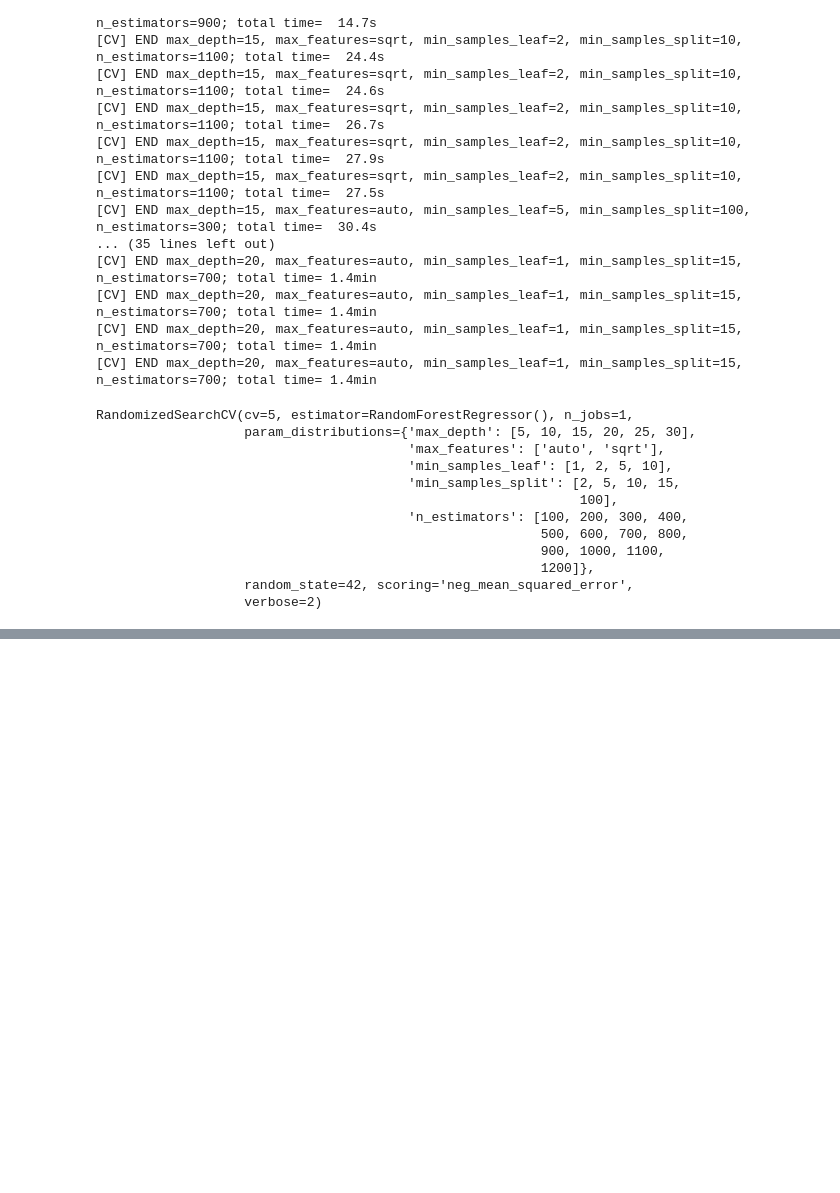
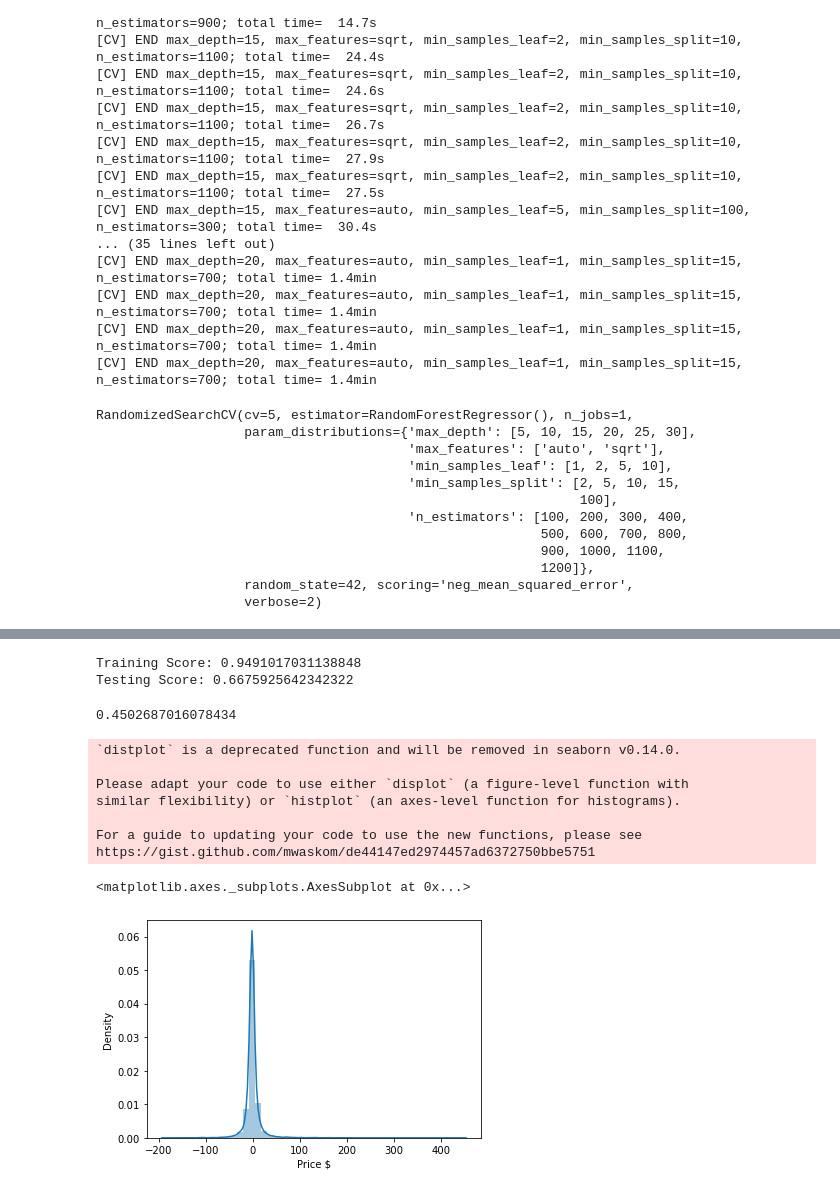
Before and after one commit to AThompson7/Electricity-Bill-Prediction, a Jupyter notebook: Models.ipynb, the cells around one changed output, grey strips where cells are left out. Drawn from its saved outputs; the diff is of its cells as text; code cells hidden in the pictures; blank space fills up the shorter version.

```diff
--- a/Models.ipynb
+++ b/Models.ipynb
@@ -50,10 +58,3 @@ X.head()
 | 3 | 0 | 1 | 44 | 1 | 11 | 2011 | 3 | 335.60 | ... |
 | 4 | 0 | 1 | 44 | 1 | 11 | 2011 | 4 | 342.90 | ... |
 5 rows × 29 columns
-# %%
-from sklearn.linear_model import LinearRegression
-model2 = LinearRegression()
-model2.fit(X, y)
-
-score = model2.score(X, y)
-print(f"R2 Score: {score}")
@@ -137,0 +142,12 @@ RandomizedSearchCV(cv=5, estimator=RandomForestRegressor(), n_jobs=1,
+# %%
+#Using best_params as inputs for RandomForestRegressor model
+rf_best = RandomForestRegressor(n_estimators=1000, min_samples_split=2, min_samples_leaf=1, max_features='sqrt', max_depth=25)
+# %%
+clf = rf_best.fit(X_train, y_train)
+# %%
+#RandomForestRegressor score with optimal parameters
+print(f'Training Score: {clf.score(X_train, y_train)}')
+print(f'Testing Score: {clf.score(X_test, y_test)}')
+# %% [output]
+Training Score: 0.9491017031138848
+Testing Score: 0.6675925642342322
@@ -137,0 +158,21 @@ RandomizedSearchCV(cv=5, estimator=RandomForestRegressor(), n_jobs=1,
+# %%
+lin_model = LinearRegression()
+lin_reg = lin_model.fit(X_train_scaled, y_train)
+lin_reg.score(X_test_scaled, y_test)
+# %% [output]
+0.4502687016078434
+# %%
+predictions = clf.predict(X_test)
+# %%
+import seaborn as sns
+sns.distplot(y_test - predictions)
+# %% [output]
+`distplot` is a deprecated function and will be removed in seaborn v0.14.0.
+
+Please adapt your code to use either `displot` (a figure-level function with
+similar flexibility) or `histplot` (an axes-level function for histograms).
+
+For a guide to updating your code to use the new functions, please see
+https://gist.github.com/mwaskom/de44147ed2974457ad6372750bbe5751
+<matplotlib.axes._subplots.AxesSubplot at 0x...>
+[figure, added]
```
Also changed, not shown: parts of 10 cells of this notebook, 3 other files.
